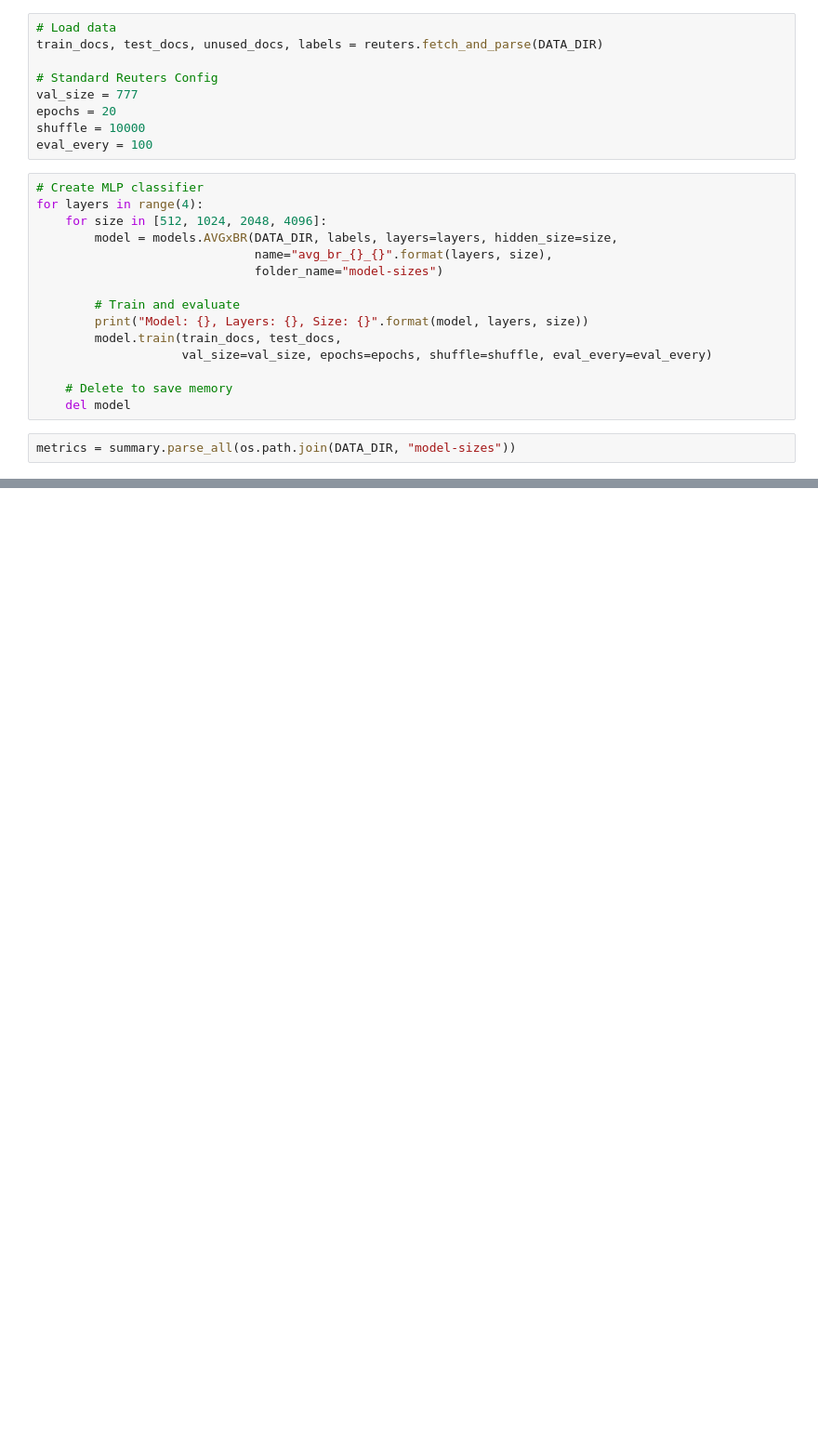
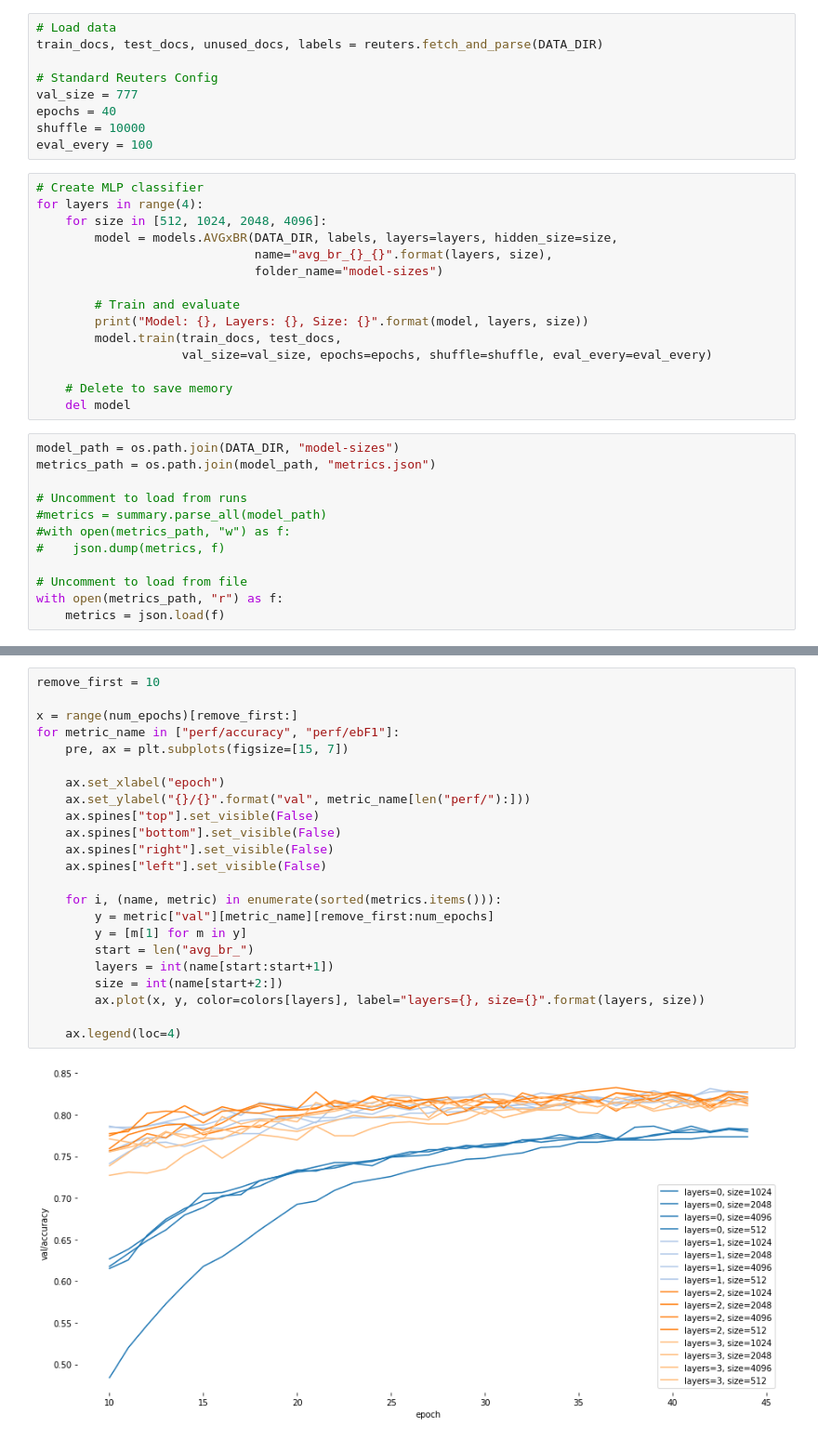
Before and after one commit to jpbottaro/anna, a Jupyter notebook: notebook/text/reuters21578/network-size.ipynb, the cells around one changed output, grey strips where cells are left out. Shown: that part at 93% size. Drawn from its saved outputs; the diff is of its cells as text; blank space fills up the shorter version.

Commit message:
notebook: network size experiments

```diff
--- a/notebook/text/reuters21578/network-size.ipynb
+++ b/notebook/text/reuters21578/network-size.ipynb
@@ -35,7 +36,7 @@ train_docs, test_docs, unused_docs, labels = reuters.fetch_and_parse(DATA_DIR)
 
 # Standard Reuters Config
 val_size = 777
-epochs = 20
+epochs = 40
 shuffle = 10000
 eval_every = 100
 # %%
@@ -53,5 +54,15 @@ for layers in range(4):
 
     # Delete to save memory
     del model
-# %%
-metrics = summary.parse_all(os.path.join(DATA_DIR, "model-sizes"))
+# %%
+model_path = os.path.join(DATA_DIR, "model-sizes")
+metrics_path = os.path.join(model_path, "metrics.json")
+
+# Uncomment to load from runs
+#metrics = summary.parse_all(model_path)
+#with open(metrics_path, "w") as f:
+#    json.dump(metrics, f)
+
+# Uncomment to load from file
+with open(metrics_path, "r") as f:
+    metrics = json.load(f)
@@ -57,0 +71,25 @@ metrics = summary.parse_all(os.path.join(DATA_DIR, "model-sizes"))
+# %%
+remove_first = 10
+
+x = range(num_epochs)[remove_first:]
+for metric_name in ["perf/accuracy", "perf/ebF1"]:
+    pre, ax = plt.subplots(figsize=[15, 7])
+
+    ax.set_xlabel("epoch")
+    ax.set_ylabel("{}/{}".format("val", metric_name[len("perf/"):]))
+    ax.spines["top"].set_visible(False)
+    ax.spines["bottom"].set_visible(False)
+    ax.spines["right"].set_visible(False)
+    ax.spines["left"].set_visible(False)
+
+    for i, (name, metric) in enumerate(sorted(metrics.items())):
+        y = metric["val"][metric_name][remove_first:num_epochs]
+        y = [m[1] for m in y]
+        start = len("avg_br_")
+        layers = int(name[start:start+1])
+        size = int(name[start+2:])
+        ax.plot(x, y, color=colors[layers], label="layers={}, size={}".format(layers, size))
+
+    ax.legend(loc=4)
+# %% [output]
+[figure, added]
```
Also changed, not shown: parts of 4 cells of this notebook.
